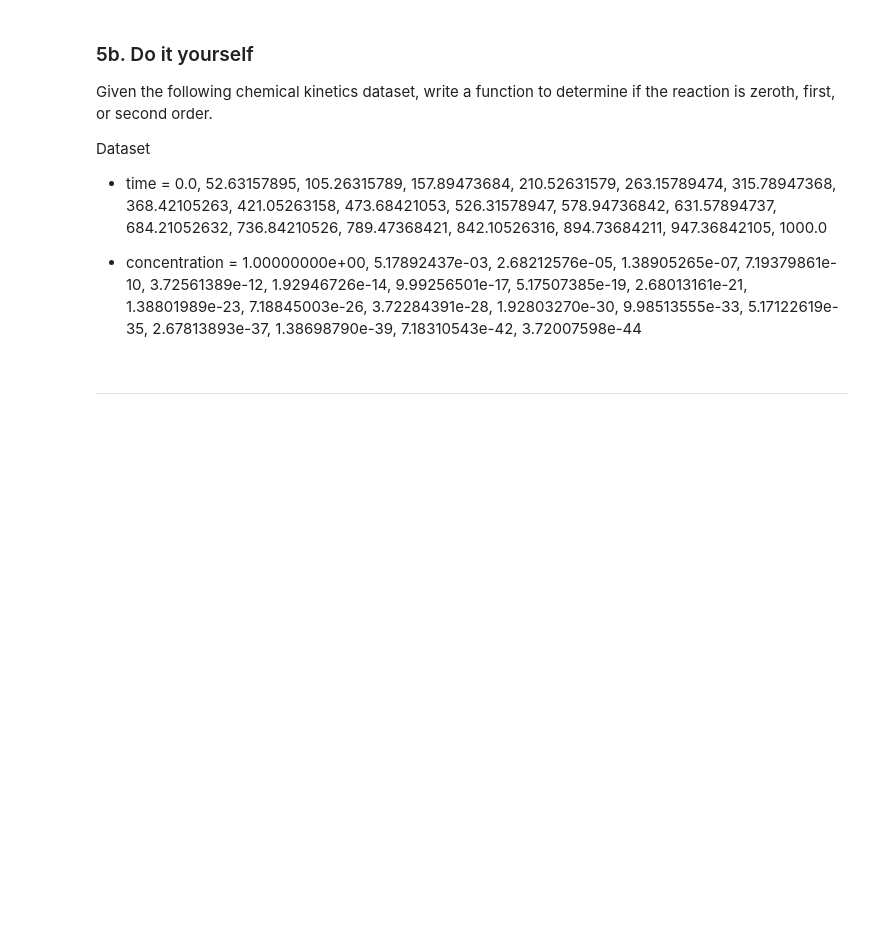
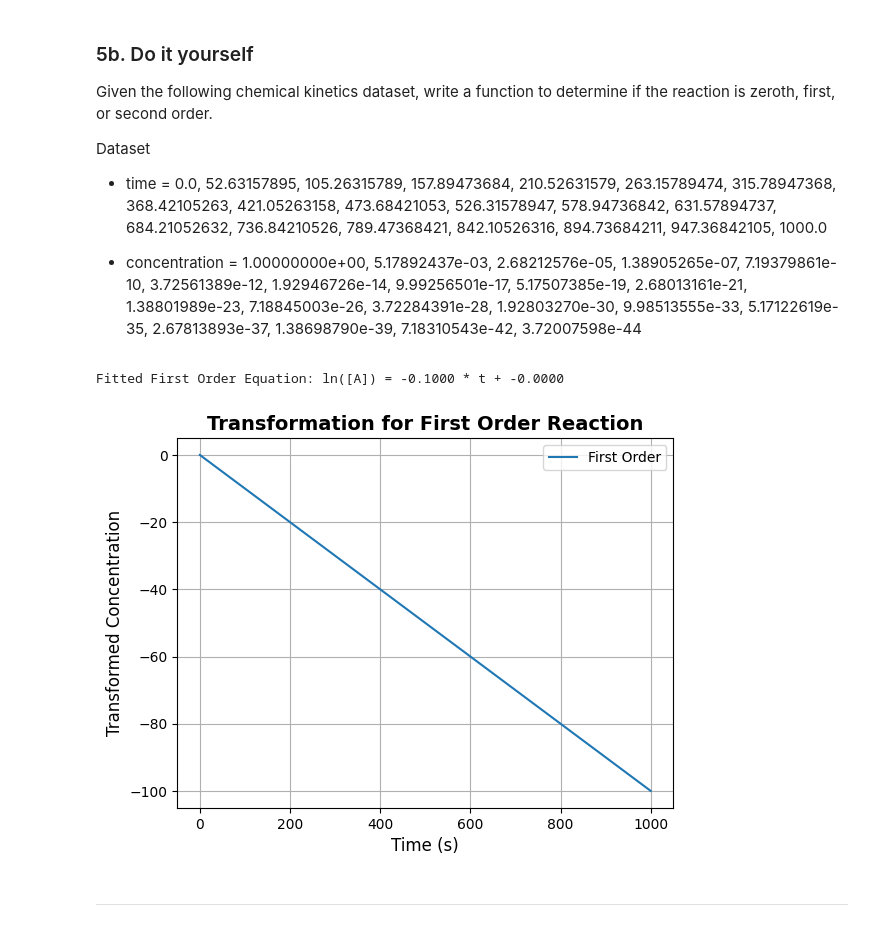
Before and after one commit to wcchrisgarcia/Chemistry, a Jupyter notebook: Exercises/Five_Questions_in_Chemistry.ipynb, the cells around one changed output. Saved outputs shown, nothing was run; the diff lists cells and outputs as text; code cells hidden in the pictures; blank space fills up the shorter version.

```diff
--- a/Exercises/Five_Questions_in_Chemistry.ipynb
+++ b/Exercises/Five_Questions_in_Chemistry.ipynb
@@ -273,5 +382,66 @@ Dataset
 - time = 0.0, 52.63157895, 105.26315789, 157.89473684, 210.52631579, 263.15789474, 315.78947368, 368.42105263, 421.05263158, 473.68421053, 526.31578947, 578.94736842, 631.57894737, 684.21052632, 736.84210526, 789.47368421, 842.10526316, 894.73684211, 947.36842105, 1000.0
 
 - concentration = 1.00000000e+00, 5.17892437e-03, 2.68212576e-05, 1.38905265e-07, 7.19379861e-10, 3.72561389e-12, 1.92946726e-14, 9.99256501e-17, 5.17507385e-19, 2.68013161e-21, 1.38801989e-23, 7.18845003e-26, 3.72284391e-28, 1.92803270e-30, 9.98513555e-33, 5.17122619e-35, 2.67813893e-37, 1.38698790e-39, 7.18310543e-42, 3.72007598e-44
+# %%
+import numpy as np
+import pandas as pd
+import matplotlib.pyplot as plt
+from scipy import stats
+
+def analyze_reaction(time, concentration):
+    # Convert the lists to numpy arrays for easy manipulation
+    time = np.array(time)
+    concentration = np.array(concentration)
+
+    # Calculate the transformations for the three possible reaction orders
+    zero_order = concentration
+    first_order = np.log(concentration)
+    second_order = 1 / concentration
+
+    # Fit the data to a linear model and determine the order of the reaction
+    # For zeroth-order: y = [A]
+    slope_zeroth, intercept_zeroth, r_value_zeroth, p_value_zeroth, std_err_zeroth = stats.linregress(time, zero_order)
+
+    # For first-order: y = ln([A])
+    slope_first, intercept_first, r_value_first, p_value_first, std_err_first = stats.linregress(time, first_order)
+
+    # For second-order: y = 1/[A]
+    slope_second, intercept_second, r_value_second, p_value_second, std_err_second = stats.linregress(time, second_order)
+
+    # Determine which reaction order fits best
+    if r_value_zeroth**2 > r_value_first**2 and r_value_zeroth**2 > r_value_second**2:
+        order = "Zeroth"
+        plt.plot(time, zero_order, label="Zeroth Order")
+        print(f"Fitted Zeroth Order Equation: [A] = {slope_zeroth:.4f} * t + {intercept_zeroth:.4f}")
+
+    elif r_value_first**2 > r_value_zeroth**2 and r_value_first**2 > r_value_second**2:
+        order = "First"
+        plt.plot(time, first_order, label="First Order")
+        print(f"Fitted First Order Equation: ln([A]) = {slope_first:.4f} * t + {intercept_first:.4f}")
+
+    else:
+        order = "Second"
+        plt.scatter(time, second_order, label="Second Order")
+        print(f"Fitted Second Order Equation: 1/[A] = {slope_second:.4f} * t + {intercept_second:.4f}")
+
+    # Plotting the data
+    plt.xlabel("Time (s)", fontsize=12)
+    plt.ylabel("Transformed Concentration", fontsize=12)
+    plt.title(f"Transformation for {order} Order Reaction", fontweight="bold", fontsize=14)
+    plt.legend()
+    plt.grid(True)
+    plt.show()
+
+# Check order of reaction
+time = [0.0, 52.63157895, 105.26315789, 157.89473684, 210.52631579, 263.15789474, 315.78947368, 368.42105263, 421.05263158, 473.68421053, 526.31578947, 578.94736842, 631.57894737, 684.21052632, 736.84210526, 789.47368421, 842.10526316, 894.73684211, 947.36842105, 1000.0]
+
+concentration = [1.00000000e+00, 5.17892437e-03, 2.68212576e-05, 1.38905265e-07, 7.19379861e-10, 3.72561389e-12, 1.92946726e-14, 9.99256501e-17, 5.17507385e-19, 2.68013161e-21, 1.38801989e-23, 7.18845003e-26, 3.72284391e-28, 1.92803270e-30, 9.98513555e-33, 5.17122619e-35, 2.67813893e-37, 1.38698790e-39, 7.18310543e-42, 3.72007598e-44
+]
+
+# Call the function to analyze the reaction and plot the results
+analyze_reaction(time, concentration)
+# %% [output]
+Fitted First Order Equation: ln([A]) = -0.1000 * t + -0.0000
+[figure, added]
 # %% [markdown]
 ***
```
Also changed, not shown: parts of 5 cells of this notebook, 4 other files.
